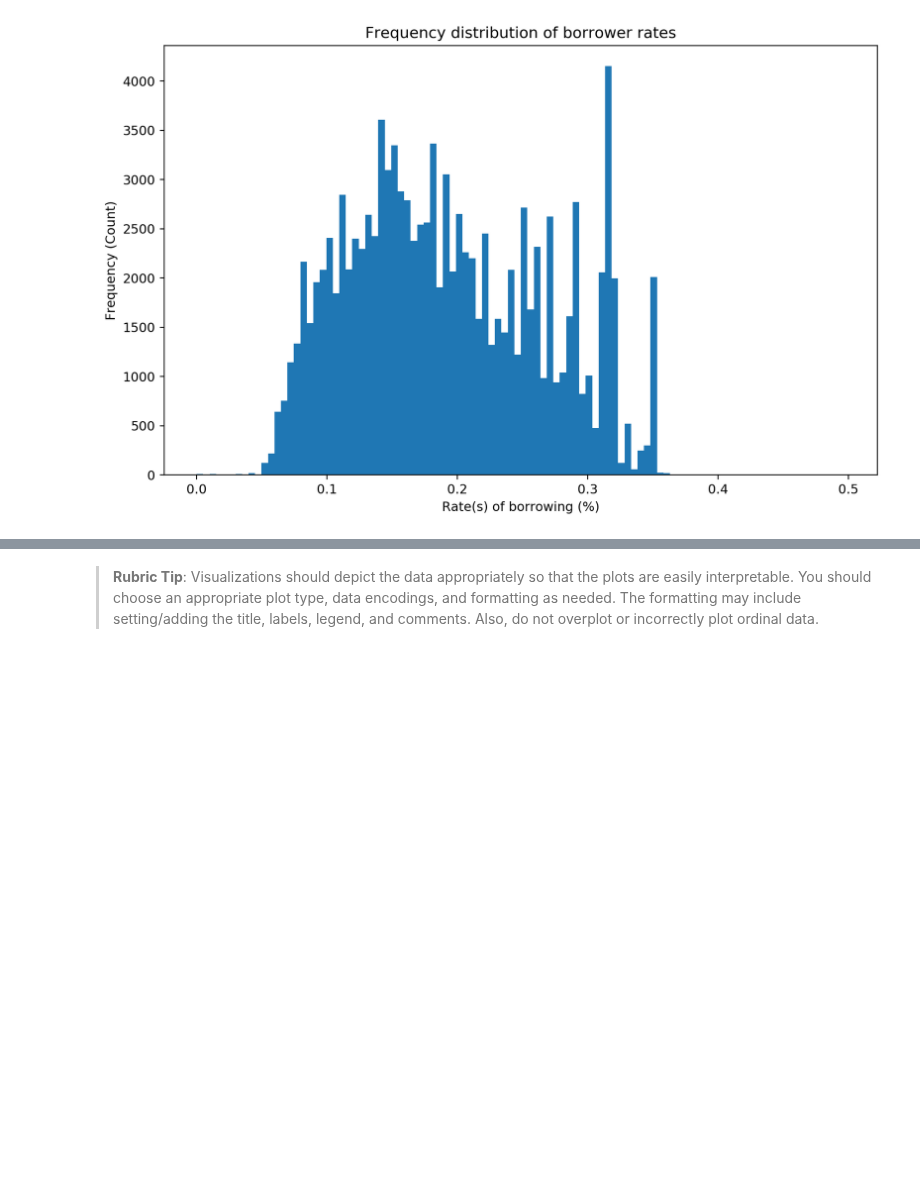
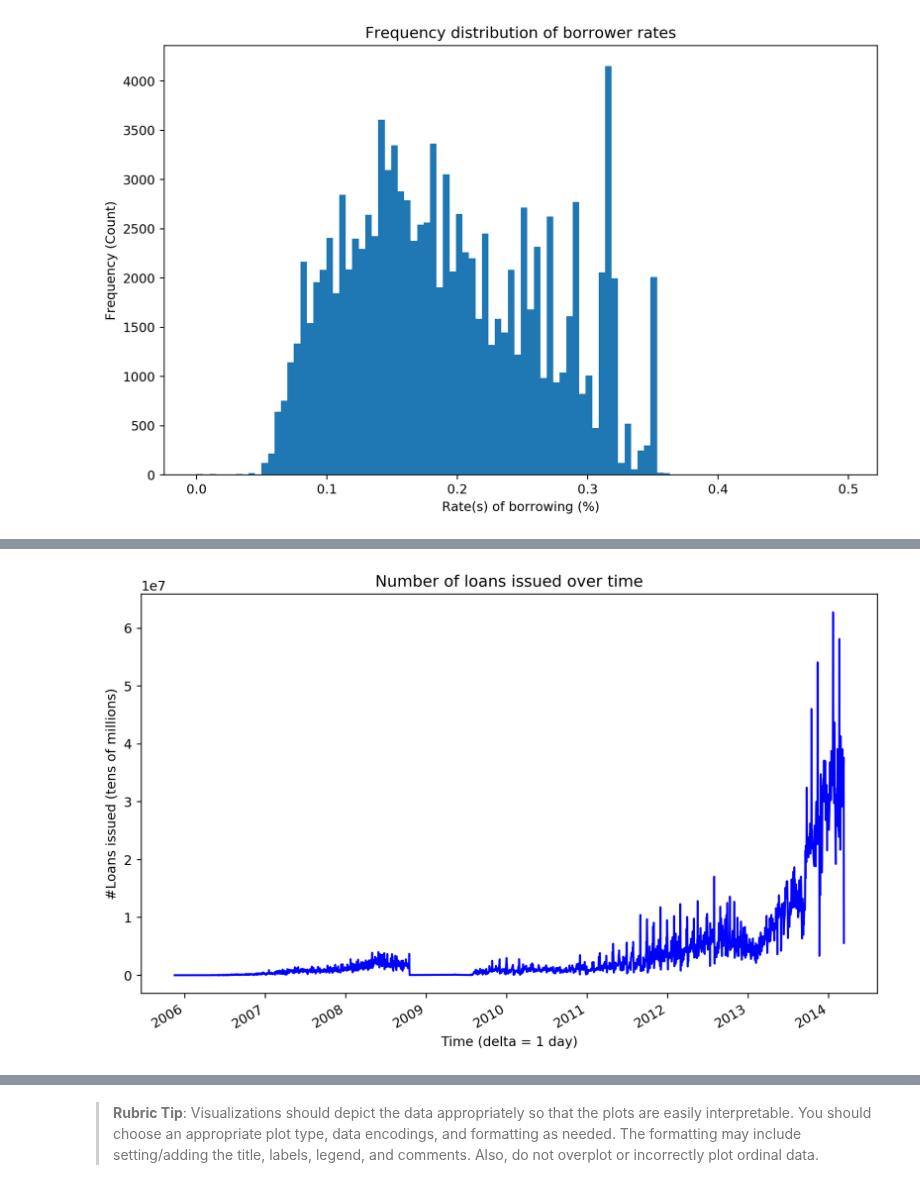
Before and after one commit to brk-a/alx-t-data-analyst, a Jupyter notebook: 0x02-project_3_visualise_data/Part_I_exploration_template.ipynb, the cells around one changed output, grey strips where cells are left out. Cells and saved outputs as stored; diff of their text form; code cells hidden in the pictures; blank space fills up the shorter version.

```diff
--- a/0x02-project_3_visualise_data/Part_I_exploration_template.ipynb
+++ b/0x02-project_3_visualise_data/Part_I_exploration_template.ipynb
@@ -385,0 +449,7 @@ plt.bar(x, y)
+# %%
+#time series plot for `sum_loan_plot` by the day
+create_fig('Time (Days)', '#Loans issued (tens of millions)', 'Number of loans issued over time')
+sum_loan_time.plot(kind='line',color='blue')
+plt.xlabel('Time (delta = 1 day)');
+# %% [output]
+[figure, added]
```
Also changed, not shown: parts of 8 cells of this notebook.
